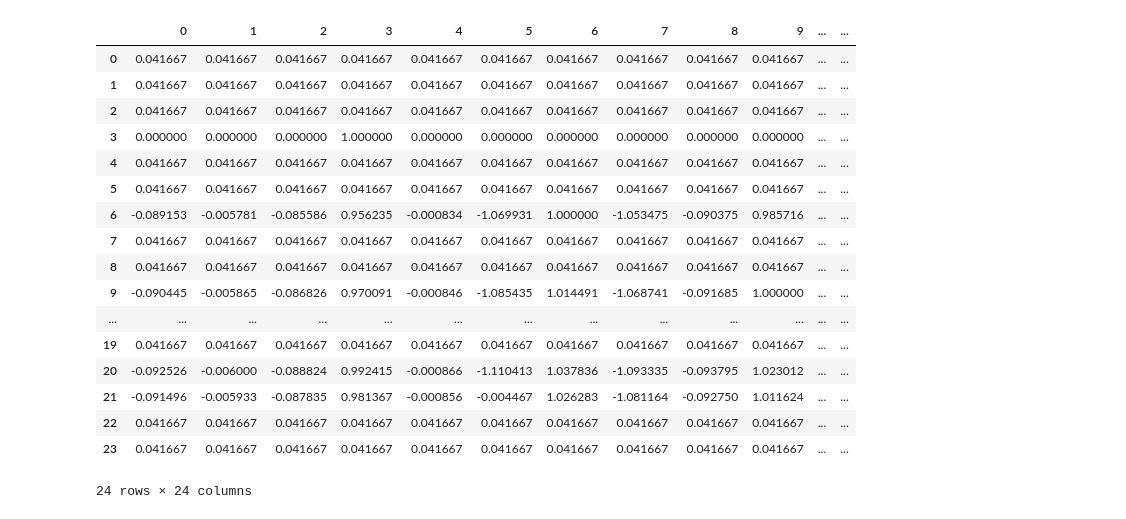
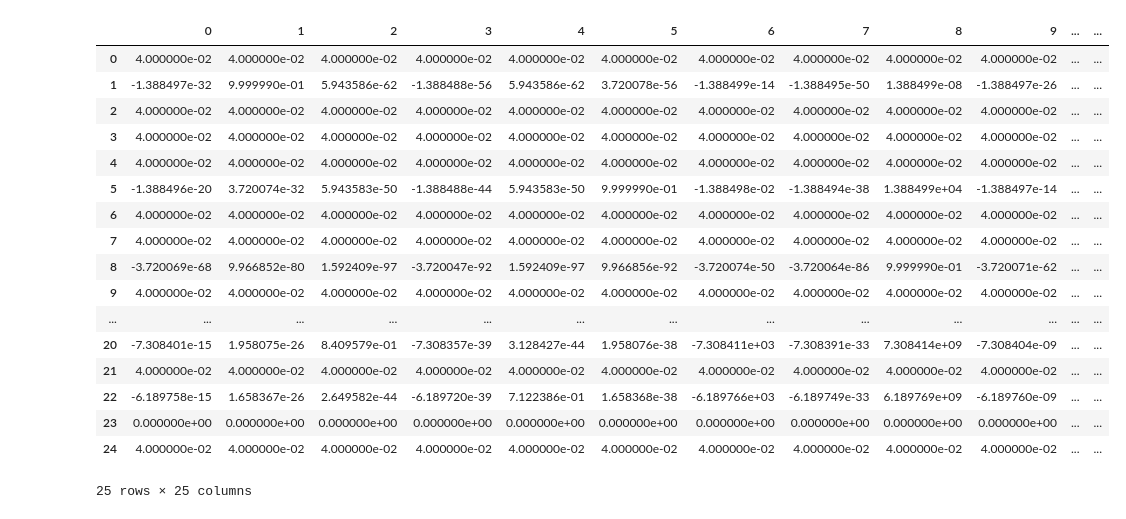
Before and after one commit to eranganana/Railway_Network_RSP, a Jupyter notebook: main_v2.ipynb, the cells around one changed output. Cells and saved outputs as stored; diff of their text form; code cells hidden in the pictures.

```diff
--- a/main_v2.ipynb
+++ b/main_v2.ipynb
@@ -7,10 +7,9 @@ import seaborn as sns
 from scipy.sparse import csr_matrix
 from scipy.sparse.linalg import spsolve
 # %%
-df_month_data = pd.read_csv("Cst_to_U.csv",index_col=False,encoding="utf-8")
-alpha = 0.9
-# destination = 'Malmö Godsbangård'
-destination = 'Uppsala c'
+df_month_data = pd.read_csv("acm_to_blg_corrected_delays.csv",index_col=False,encoding="utf-8")
+alpha = 0.5
+destination = 'Borlänge c'
 # %%
 def create_adjacency_matrix(df, destination_station=None):
     """
@@ -98,7 +97,7 @@ def create_delay_adjacency_matrix(df, adjacency_matrix, destination_station):
     stations = adjacency_matrix.index.tolist()
 
     init_delay_matrix = np.full((len(stations), len(stations)), np.inf)
-    # np.fill_diagonal(init_delay_matrix, 10)
+    #np.fill_diagonal(init_delay_matrix, 100)
     # Create empty delay matrix with same dimensions as adjacency matrix
     delay_matrix = pd.DataFrame(init_delay_matrix,
                                index=stations, columns=stations)
@@ -132,7 +131,7 @@ def create_delay_adjacency_matrix(df, adjacency_matrix, destination_station):
         if not destination_travels.empty:
             # Calculate average delay for this connection to destination
             df_filtered_travels = destination_travels[destination_travels['AvgFörsening'] > alpha]
-            avg_delay = df_filtered_travels['AvgFörsening'].mean()
+            avg_delay = destination_travels['AvgFörsening'].mean()
             delay_vector[station] = avg_delay
 
     return delay_matrix, delay_vector
@@ -377,26 +372,26 @@ def randomized_shortest_path(cost_matrix, source, destination, theta=1.0):
 
     return P
 # %%
-transition_probabilities = randomized_shortest_path(cost_matrix, 0, 3, 1.0)
+transition_probabilities = randomized_shortest_path(cost_matrix, 0, 23, 0.00000001)
 # transition probability matrix[0,10]
 pd.DataFrame(transition_probabilities)
 # %% [output]
 |  | 0 | 1 | 2 | 3 | 4 | 5 | 6 | 7 | 8 | 9 | ... | ... |
-| 0 | 0.041667 | 0.041667 | 0.041667 | 0.041667 | 0.041667 | 0.041667 | 0.041667 | 0.041667 | 0.041667 | 0.041667 | ... | ... |
-| 1 | 0.041667 | 0.041667 | 0.041667 | 0.041667 | 0.041667 | 0.041667 | 0.041667 | 0.041667 | 0.041667 | 0.041667 | ... | ... |
-| 2 | 0.041667 | 0.041667 | 0.041667 | 0.041667 | 0.041667 | 0.041667 | 0.041667 | 0.041667 | 0.041667 | 0.041667 | ... | ... |
-| 3 | 0.000000 | 0.000000 | 0.000000 | 1.000000 | 0.000000 | 0.000000 | 0.000000 | 0.000000 | 0.000000 | 0.000000 | ... | ... |
-| 4 | 0.041667 | 0.041667 | 0.041667 | 0.041667 | 0.041667 | 0.041667 | 0.041667 | 0.041667 | 0.041667 | 0.041667 | ... | ... |
-| 5 | 0.041667 | 0.041667 | 0.041667 | 0.041667 | 0.041667 | 0.041667 | 0.041667 | 0.041667 | 0.041667 | 0.041667 | ... | ... |
-| 6 | -0.089153 | -0.005781 | -0.085586 | 0.956235 | -0.000834 | -1.069931 | 1.000000 | -1.053475 | -0.090375 | 0.985716 | ... | ... |
-| 7 | 0.041667 | 0.041667 | 0.041667 | 0.041667 | 0.041667 | 0.041667 | 0.041667 | 0.041667 | 0.041667 | 0.041667 | ... | ... |
-| 8 | 0.041667 | 0.041667 | 0.041667 | 0.041667 | 0.041667 | 0.041667 | 0.041667 | 0.041667 | 0.041667 | 0.041667 | ... | ... |
-| 9 | -0.090445 | -0.005865 | -0.086826 | 0.970091 | -0.000846 | -1.085435 | 1.014491 | -1.068741 | -0.091685 | 1.000000 | ... | ... |
+| 0 | 4.000000e-02 | 4.000000e-02 | 4.000000e-02 | 4.000000e-02 | 4.000000e-02 | 4.000000e-02 | 4.000000e-02 | 4.000000e-02 | 4.000000e-02 | 4.000000e-02 | ... | ... |
+| 1 | -1.388497e-32 | 9.999990e-01 | 5.943586e-62 | -1.388488e-56 | 5.943586e-62 | 3.720078e-56 | -1.388499e-14 | -1.388495e-50 | 1.388499e-08 | -1.388497e-26 | ... | ... |
+| 2 | 4.000000e-02 | 4.000000e-02 | 4.000000e-02 | 4.000000e-02 | 4.000000e-02 | 4.000000e-02 | 4.000000e-02 | 4.000000e-02 | 4.000000e-02 | 4.000000e-02 | ... | ... |
+| 3 | 4.000000e-02 | 4.000000e-02 | 4.000000e-02 | 4.000000e-02 | 4.000000e-02 | 4.000000e-02 | 4.000000e-02 | 4.000000e-02 | 4.000000e-02 | 4.000000e-02 | ... | ... |
+| 4 | 4.000000e-02 | 4.000000e-02 | 4.000000e-02 | 4.000000e-02 | 4.000000e-02 | 4.000000e-02 | 4.000000e-02 | 4.000000e-02 | 4.000000e-02 | 4.000000e-02 | ... | ... |
+| 5 | -1.388496e-20 | 3.720074e-32 | 5.943583e-50 | -1.388488e-44 | 5.943583e-50 | 9.999990e-01 | -1.388498e-02 | -1.388494e-38 | 1.388499e+04 | -1.388497e-14 | ... | ... |
+| 6 | 4.000000e-02 | 4.000000e-02 | 4.000000e-02 | 4.000000e-02 | 4.000000e-02 | 4.000000e-02 | 4.000000e-02 | 4.000000e-02 | 4.000000e-02 | 4.000000e-02 | ... | ... |
+| 7 | 4.000000e-02 | 4.000000e-02 | 4.000000e-02 | 4.000000e-02 | 4.000000e-02 | 4.000000e-02 | 4.000000e-02 | 4.000000e-02 | 4.000000e-02 | 4.000000e-02 | ... | ... |
+| 8 | -3.720069e-68 | 9.966852e-80 | 1.592409e-97 | -3.720047e-92 | 1.592409e-97 | 9.966856e-92 | -3.720074e-50 | -3.720064e-86 | 9.999990e-01 | -3.720071e-62 | ... | ... |
+| 9 | 4.000000e-02 | 4.000000e-02 | 4.000000e-02 | 4.000000e-02 | 4.000000e-02 | 4.000000e-02 | 4.000000e-02 | 4.000000e-02 | 4.000000e-02 | 4.000000e-02 | ... | ... |
 | ... | ... | ... | ... | ... | ... | ... | ... | ... | ... | ... | ... | ... |
-| 19 | 0.041667 | 0.041667 | 0.041667 | 0.041667 | 0.041667 | 0.041667 | 0.041667 | 0.041667 | 0.041667 | 0.041667 | ... | ... |
-| 20 | -0.092526 | -0.006000 | -0.088824 | 0.992415 | -0.000866 | -1.110413 | 1.037836 | -1.093335 | -0.093795 | 1.023012 | ... | ... |
-| 21 | -0.091496 | -0.005933 | -0.087835 | 0.981367 | -0.000856 | -0.004467 | 1.026283 | -1.081164 | -0.092750 | 1.011624 | ... | ... |
-| 22 | 0.041667 | 0.041667 | 0.041667 | 0.041667 | 0.041667 | 0.041667 | 0.041667 | 0.041667 | 0.041667 | 0.041667 | ... | ... |
-| 23 | 0.041667 | 0.041667 | 0.041667 | 0.041667 | 0.041667 | 0.041667 | 0.041667 | 0.041667 | 0.041667 | 0.041667 | ... | ... |
+| 20 | -7.308401e-15 | 1.958075e-26 | 8.409579e-01 | -7.308357e-39 | 3.128427e-44 | 1.958076e-38 | -7.308411e+03 | -7.308391e-33 | 7.308414e+09 | -7.308404e-09 | ... | ... |
+| 21 | 4.000000e-02 | 4.000000e-02 | 4.000000e-02 | 4.000000e-02 | 4.000000e-02 | 4.000000e-02 | 4.000000e-02 | 4.000000e-02 | 4.000000e-02 | 4.000000e-02 | ... | ... |
+| 22 | -6.189758e-15 | 1.658367e-26 | 2.649582e-44 | -6.189720e-39 | 7.122386e-01 | 1.658368e-38 | -6.189766e+03 | -6.189749e-33 | 6.189769e+09 | -6.189760e-09 | ... | ... |
+| 23 | 0.000000e+00 | 0.000000e+00 | 0.000000e+00 | 0.000000e+00 | 0.000000e+00 | 0.000000e+00 | 0.000000e+00 | 0.000000e+00 | 0.000000e+00 | 0.000000e+00 | ... | ... |
+| 24 | 4.000000e-02 | 4.000000e-02 | 4.000000e-02 | 4.000000e-02 | 4.000000e-02 | 4.000000e-02 | 4.000000e-02 | 4.000000e-02 | 4.000000e-02 | 4.000000e-02 | ... | ... |
-24 rows × 24 columns
+25 rows × 25 columns
 # %%
```
Also changed, not shown: parts of 8 cells of this notebook, 5 other files.
